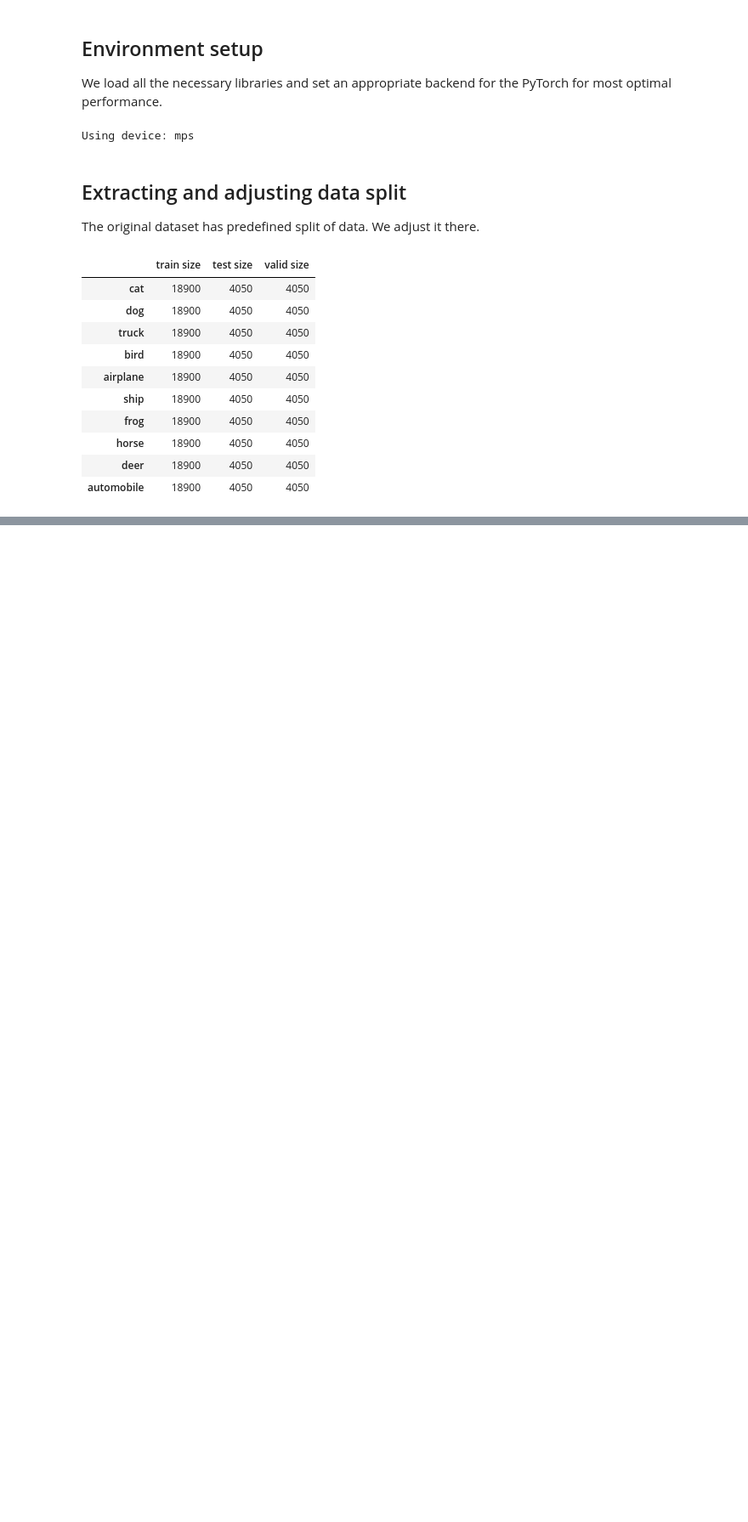
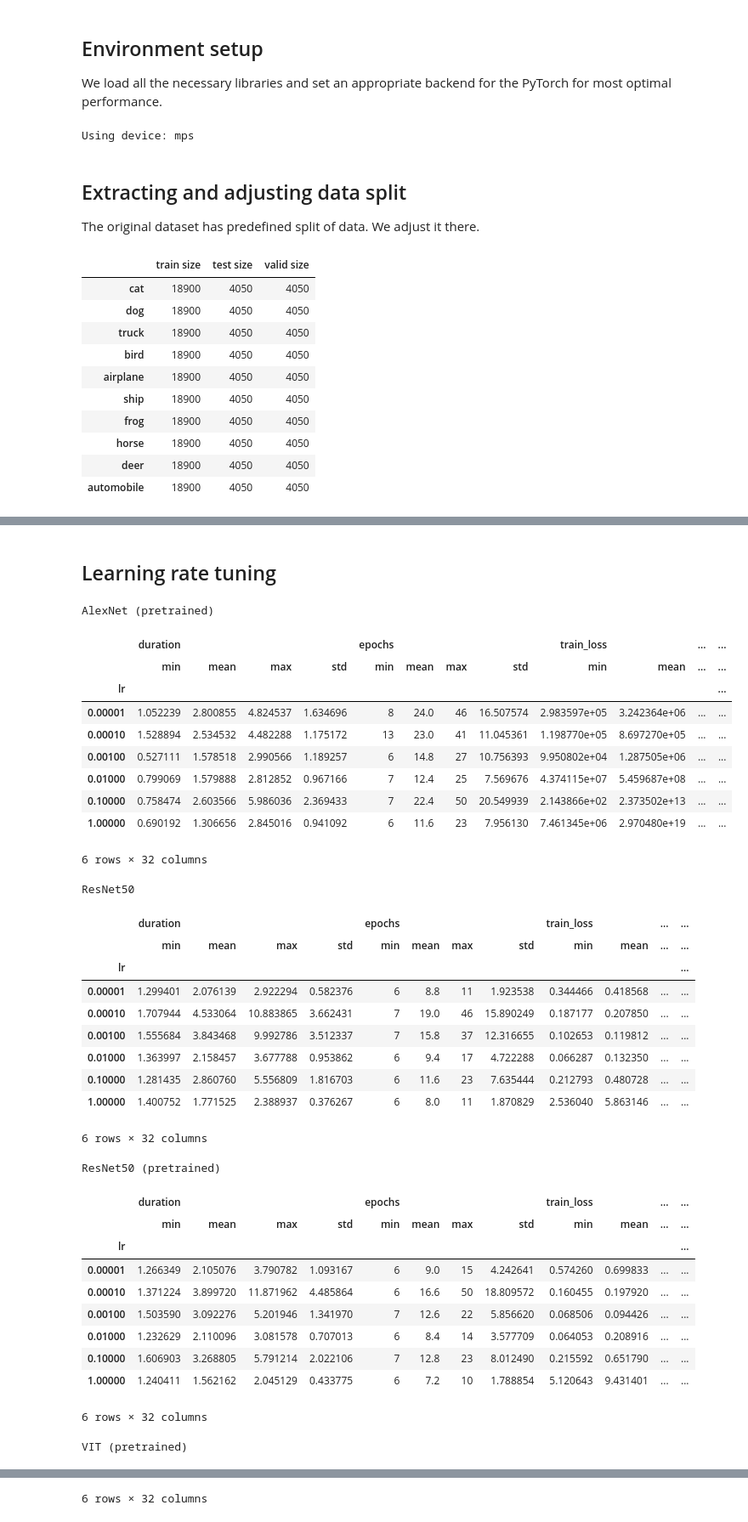
Before and after one commit to FilipKolodziejczyk/deep-learning, a Jupyter notebook: project1/project1.ipynb, the cells around one changed output, grey strips where cells are left out. Shown: that part at 85% size. Cells and saved outputs as stored; diff of their text form; code cells hidden in the pictures; blank space fills up the shorter version.

```diff
--- a/project1/project1.ipynb
+++ b/project1/project1.ipynb
@@ -140,5 +165,0 @@ Valid size: 1000
-# %%
-model = timm.create_model("resnet18", pretrained=True, num_classes=len(classes))
-model = model.to(device)
-optim = optim.Adam(model.parameters(), lr=0.001, weight_decay=0.0001)
-loss_fn = nn.CrossEntropyLoss()
@@ -215,0 +484,4 @@ Accuracy: 0.8158
+# %%
+train_loader, test_loader, valid_loader = get_data(transforms_no_aug)
+results = simulate(train_loader, test_loader, valid_loader, times=1)
+display(results.groupby(results.index).agg(["min", "mean", "max", "std"]))
@@ -215,0 +578,16 @@ Accuracy: 0.8158
+# %%
+batch_sizes = [1, 4, 32, 128, 512]
+results = []
+
+for batch_size in batch_sizes:
+    train_loader, test_loader, valid_loader = get_data(
+        transforms_basic_aug, advanced_transforms, batch_size=batch_size
+    )
+    result = simulate(train_loader, test_loader, valid_loader)
+    result["batch_size"] = batch_size
+    results.append(result)
+
+results = pd.concat(results)
+for model_name, model_results in results.groupby(results.index):
+    print(model_name)
+    display(model_results.groupby("batch_size").agg(["min", "mean", "max", "std"]))
@@ -215,0 +635,53 @@ Accuracy: 0.8158
+# %% [markdown]
+## Learning rate tuning
+# %%
+learning_rates = [1, 0.1, 0.01, 0.001, 0.0001, 0.00001]
+results = []
+
+for lr in learning_rates:
+    train_loader, test_loader, valid_loader = get_data(
+        transforms_basic_aug, advanced_transforms
+    )
+    result = simulate(train_loader, test_loader, valid_loader, lr=lr)
+    result["lr"] = lr
+    results.append(result)
+
+results = pd.concat(results)
+for model_name, model_results in results.groupby(results.index):
+    print(model_name)
+    display(model_results.groupby("lr").agg(["min", "mean", "max", "std"]))
+# %% [output]
+AlexNet (pretrained)
+|  | duration |  |  |  | epochs |  |  |  | train_loss |  | ... | ... |
+|  | min | mean | max | std | min | mean | max | std | min | mean | ... | ... |
+| lr |  |  |  |  |  |  |  |  |  |  |  | ... |
+| 0.00001 | 1.052239 | 2.800855 | 4.824537 | 1.634696 | 8 | 24.0 | 46 | 16.507574 | 2.983597e+05 | 3.242364e+06 | ... | ... |
+| 0.00010 | 1.528894 | 2.534532 | 4.482288 | 1.175172 | 13 | 23.0 | 41 | 11.045361 | 1.198770e+05 | 8.697270e+05 | ... | ... |
+| 0.00100 | 0.527111 | 1.578518 | 2.990566 | 1.189257 | 6 | 14.8 | 27 | 10.756393 | 9.950802e+04 | 1.287505e+06 | ... | ... |
+| 0.01000 | 0.799069 | 1.579888 | 2.812852 | 0.967166 | 7 | 12.4 | 25 | 7.569676 | 4.374115e+07 | 5.459687e+08 | ... | ... |
+| 0.10000 | 0.758474 | 2.603566 | 5.986036 | 2.369433 | 7 | 22.4 | 50 | 20.549939 | 2.143866e+02 | 2.373502e+13 | ... | ... |
+| 1.00000 | 0.690192 | 1.306656 | 2.845016 | 0.941092 | 6 | 11.6 | 23 | 7.956130 | 7.461345e+06 | 2.970480e+19 | ... | ... |
+6 rows × 32 columns
+ResNet50
+|  | duration |  |  |  | epochs |  |  |  | train_loss |  | ... | ... |
+|  | min | mean | max | std | min | mean | max | std | min | mean | ... | ... |
+| lr |  |  |  |  |  |  |  |  |  |  |  | ... |
+| 0.00001 | 1.299401 | 2.076139 | 2.922294 | 0.582376 | 6 | 8.8 | 11 | 1.923538 | 0.344466 | 0.418568 | ... | ... |
+| 0.00010 | 1.707944 | 4.533064 | 10.883865 | 3.662431 | 7 | 19.0 | 46 | 15.890249 | 0.187177 | 0.207850 | ... | ... |
+| 0.00100 | 1.555684 | 3.843468 | 9.992786 | 3.512337 | 7 | 15.8 | 37 | 12.316655 | 0.102653 | 0.119812 | ... | ... |
+| 0.01000 | 1.363997 | 2.158457 | 3.677788 | 0.953862 | 6 | 9.4 | 17 | 4.722288 | 0.066287 | 0.132350 | ... | ... |
+| 0.10000 | 1.281435 | 2.860760 | 5.556809 | 1.816703 | 6 | 11.6 | 23 | 7.635444 | 0.212793 | 0.480728 | ... | ... |
+| 1.00000 | 1.400752 | 1.771525 | 2.388937 | 0.376267 | 6 | 8.0 | 11 | 1.870829 | 2.536040 | 5.863146 | ... | ... |
+6 rows × 32 columns
+ResNet50 (pretrained)
+|  | duration |  |  |  | epochs |  |  |  | train_loss |  | ... | ... |
+|  | min | mean | max | std | min | mean | max | std | min | mean | ... | ... |
+| lr |  |  |  |  |  |  |  |  |  |  |  | ... |
+| 0.00001 | 1.266349 | 2.105076 | 3.790782 | 1.093167 | 6 | 9.0 | 15 | 4.242641 | 0.574260 | 0.699833 | ... | ... |
+| 0.00010 | 1.371224 | 3.899720 | 11.871962 | 4.485864 | 6 | 16.6 | 50 | 18.809572 | 0.160455 | 0.197920 | ... | ... |
+| 0.00100 | 1.503590 | 3.092276 | 5.201946 | 1.341970 | 7 | 12.6 | 22 | 5.856620 | 0.068506 | 0.094426 | ... | ... |
+| 0.01000 | 1.232629 | 2.110096 | 3.081578 | 0.707013 | 6 | 8.4 | 14 | 3.577709 | 0.064053 | 0.208916 | ... | ... |
+| 0.10000 | 1.606903 | 3.268805 | 5.791214 | 2.022106 | 7 | 12.8 | 23 | 8.012490 | 0.215592 | 0.651790 | ... | ... |
+| 1.00000 | 1.240411 | 1.562162 | 2.045129 | 0.433775 | 6 | 7.2 | 10 | 1.788854 | 5.120643 | 9.431401 | ... | ... |
+6 rows × 32 columns
+VIT (pretrained)
@@ -215,0 +697 @@ Accuracy: 0.8158
+6 rows × 32 columns
```
Also changed, not shown: parts of 29 cells of this notebook, 1 other file.
